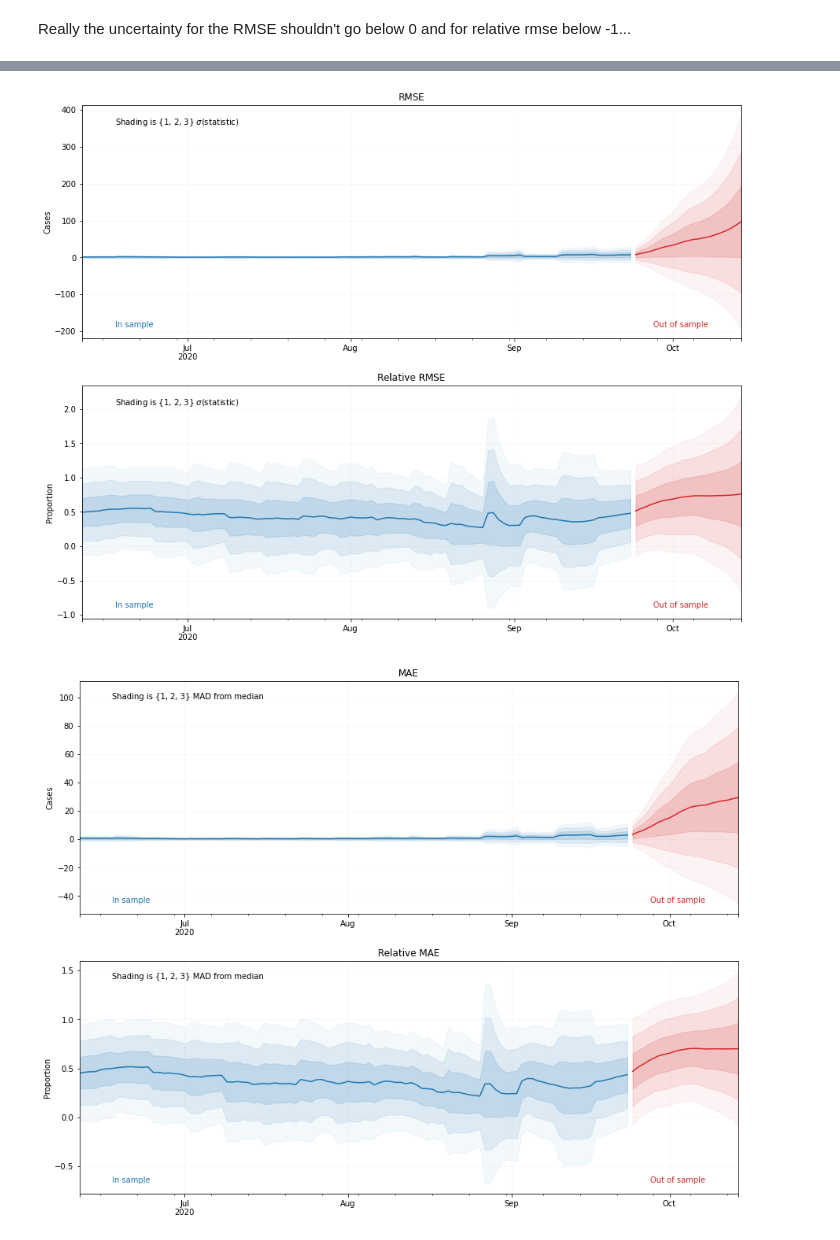
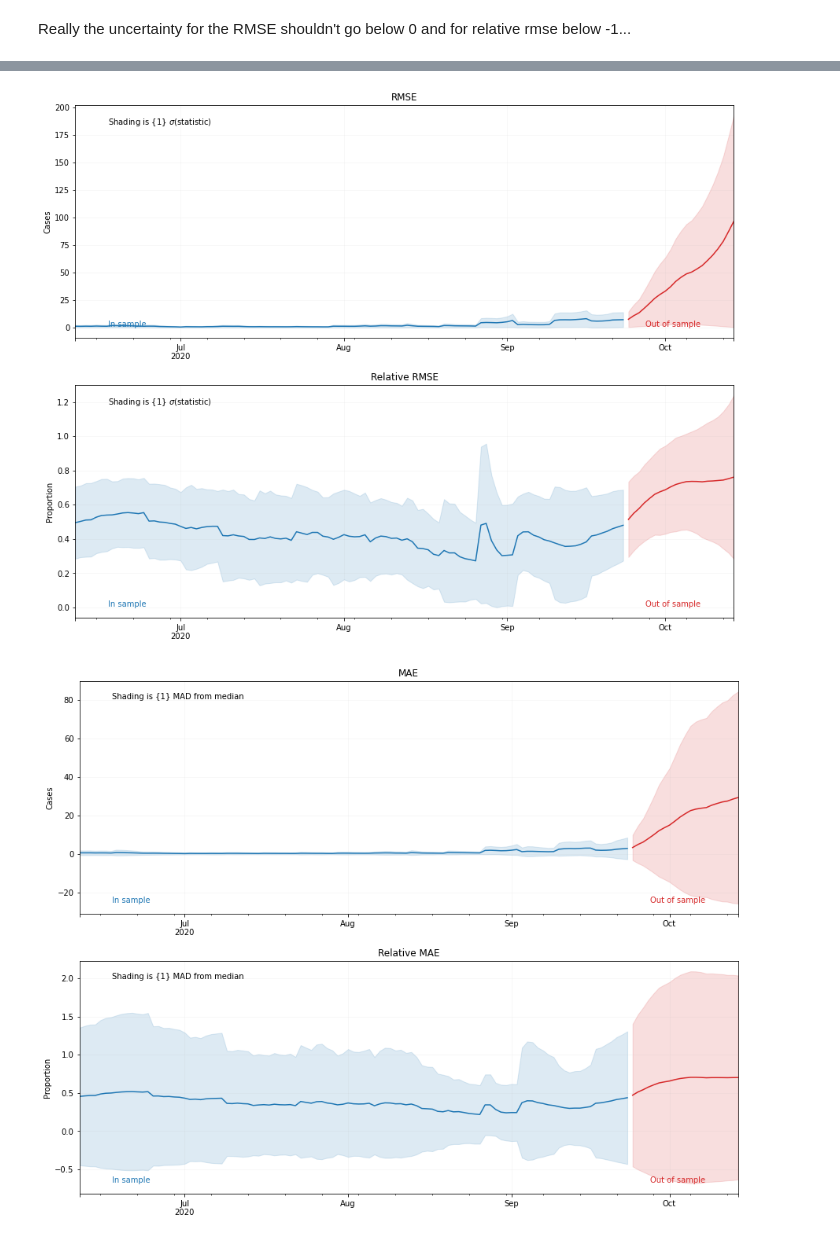
Before and after one commit to oxcsml/epimap, a Jupyter notebook: evaluation/evaluation.ipynb, the cells around one changed output, grey strips where cells are left out. Cells and saved outputs as stored; diff of their text form; code cells hidden in the pictures.

Commit message:
added some description and improved charts slightly

```diff
--- a/evaluation/evaluation.ipynb
+++ b/evaluation/evaluation.ipynb
@@ -73,27 +73,27 @@ def rmse(predictions, truth):
     return np.sqrt(np.mean(np.power(predictions - truth, 2)))
 
 def std_err(predictions, truth):
-    return np.std(predictions - truth)
+    return np.std(predictions - truth, ddof=1)
 
 def mae(predictions, truth):
     return np.mean(np.abs(predictions - truth))
 
 def mad_err(predictions, truth):
     err = predictions - truth
-    return np.mean(np.abs(err - np.median(err)))
+    return np.mean(np.abs(err - mae(predictions, truth)))
 
 def rel_mae(predictions, truth):
     return np.mean(np.abs(_rel(predictions, truth)))
 
 def mad_rel_err(predictions, truth):
     rel = _rel(predictions, truth)
-    return np.mean(np.abs(rel - np.median(rel)))
+    return np.mean(np.abs(rel - rel_mae(predictions, truth)))
 
 def rel_rmse(predictions, truth):
     return np.sqrt(np.mean(np.power(_rel(predictions, truth), 2)))
 
 def std_rel_err(predictions, truth):
-    return np.std(_rel(predictions, truth))
+    return np.std(_rel(predictions, truth), ddof=1)
 
 def success_codes(predictions, truth):
     """
@@ -180,15 +180,16 @@ m_dict = {
 is_dates_rmse = apply(m_dict, dates_in_sample)
 os_dates_rmse = apply(m_dict, dates_out_sample)
 # %%
-def uncertainty_plot(ax, sample, color):
+grades = range(1, 2)
+def uncertainty_plot(ax, sample, color, grades=grades):
     sample.centre.plot(ax=ax, color=color)
-    for perc, alpha in zip(range(1, 4), [0.15, 0.1, 0.05]):
+    for perc in grades:
         ax.fill_between(
             sample.index,
             y1=sample.centre - perc * sample.dispersion,
             y2=sample.centre + perc * sample.dispersion,
             color=color,
-            alpha=alpha,
+            alpha=0.15 / perc,
             label=f"{perc}$\Delta$"
         )
     ax.grid(True, alpha=0.1)
@@ -214,22 +235,23 @@ def shade_info(ax, info, d):
 # %%
 fig, (ax0, ax1) = plt.subplots(2, 1)
 uncertainty_plot(ax0, is_dates_rmse, c_is)
 uncertainty_plot(ax0, os_dates_rmse, c_oos)
 uncertainty_plot(ax1, is_dates_rel_rmse, c_is)
 uncertainty_plot(ax1, os_dates_rel_rmse, c_oos)
 
 ax0.set_title("RMSE")
 ax0.set_ylabel("Cases")
 
 ax1.set_title("Relative RMSE")
 ax1.set_ylabel("Proportion");
 
-info = r"Shading is {1, 2, 3} $\sigma$(statistic)"
+info = f"Shading is {{{', '.join(map(str, grades))}}} $\sigma$(statistic)"
 for ax in (ax0, ax1):
     region_text(ax, d)
-    shade_info(ax, info, d)
+    if grades:
+        shade_info(ax, info, d)
 # %% [output]
-[figure, old version]
+[figure, new version]
 # %%
 fig, (ax0, ax1) = plt.subplots(2, 1)
 uncertainty_plot(ax0, is_dates_mae, "C0")
@@ -243,9 +265,10 @@ ax0.set_ylabel("Cases")
 ax1.set_title("Relative MAE")
 ax1.set_ylabel("Proportion")
 
-info = r"Shading is {1, 2, 3} MAD from median"
+info = f"Shading is {{{', '.join(map(str, grades))}}} MAD from median"
 for ax in (ax0, ax1):
     region_text(ax, d)
-    shade_info(ax, info, d)
+    if grades:
+        shade_info(ax, info, d)
 # %% [output]
-[figure, old version]
+[figure, new version]
```
Also changed, not shown: parts of 1 cell of this notebook.
